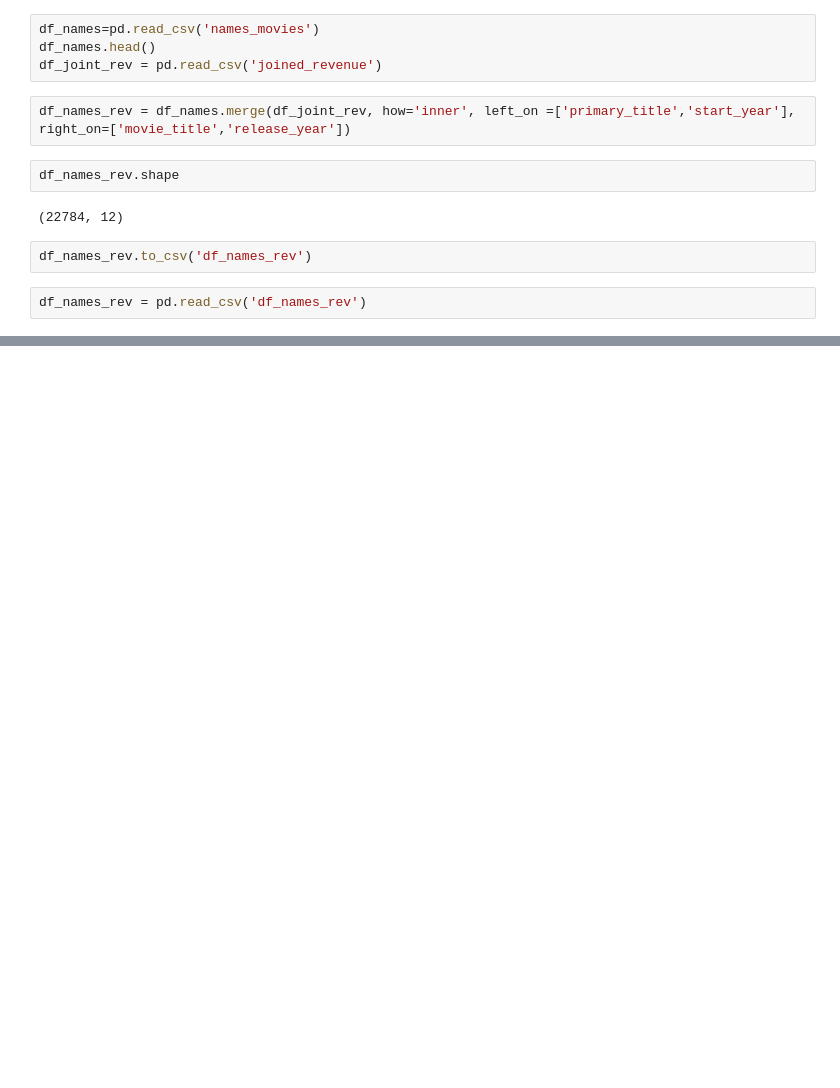
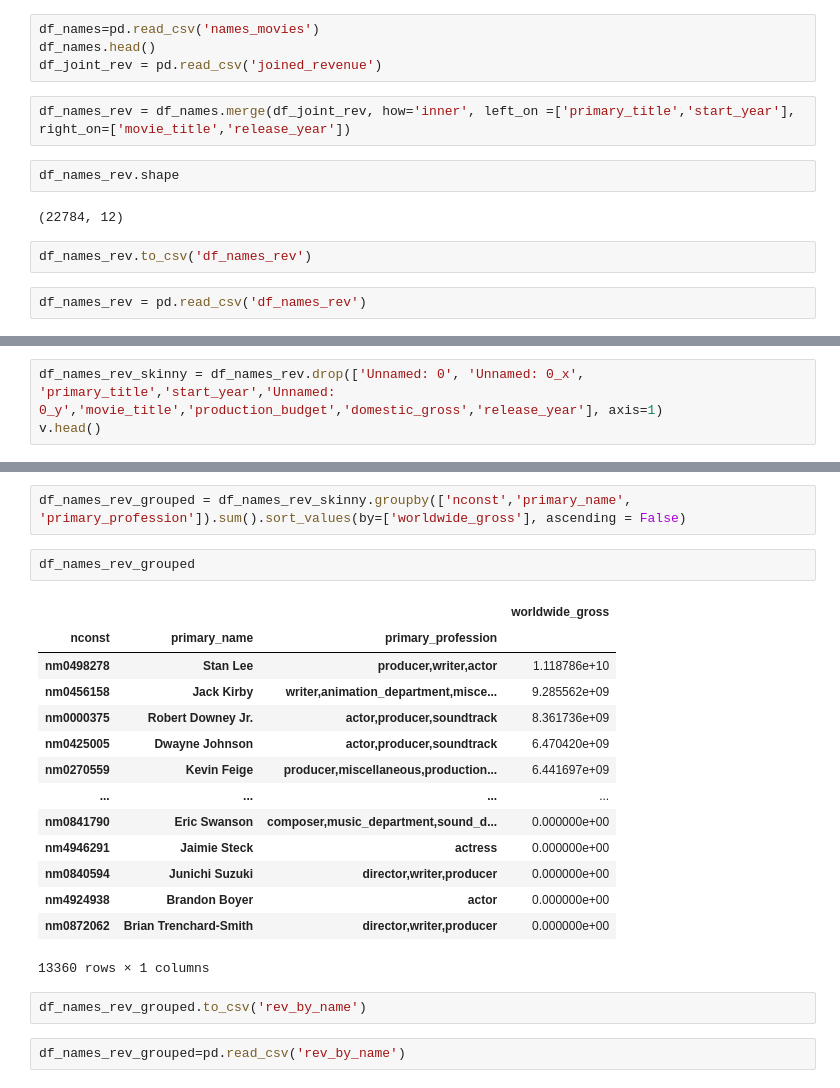
Before and after one commit to polyglottraveler/projectkr, a Jupyter notebook: sql_v0-kca.ipynb, the cells around one changed output, grey strips where cells are left out. Saved outputs shown, nothing was run; the diff lists cells and outputs as text; blank space fills up the shorter version.

Commit message:
adding grouped revenue by person

```diff
--- a/sql_v0-kca.ipynb
+++ b/sql_v0-kca.ipynb
@@ -351,0 +361,3 @@ df_names_rev = pd.read_csv('df_names_rev')
+# %%
+df_names_rev_skinny = df_names_rev.drop(['Unnamed: 0', 'Unnamed: 0_x', 'primary_title','start_year','Unnamed: 0_y','movie_title','production_budget','domestic_gross','release_year'], axis=1)
+v.head()
@@ -351,0 +371,23 @@ df_names_rev = pd.read_csv('df_names_rev')
+# %%
+df_names_rev_grouped = df_names_rev_skinny.groupby(['nconst','primary_name', 'primary_profession']).sum().sort_values(by=['worldwide_gross'], ascending = False)
+# %%
+df_names_rev_grouped
+# %% [output]
+|  |  |  | worldwide_gross |
+| nconst | primary_name | primary_profession |  |
+| nm0498278 | Stan Lee | producer,writer,actor | 1.118786e+10 |
+| nm0456158 | Jack Kirby | writer,animation_department,misce... | 9.285562e+09 |
+| nm0000375 | Robert Downey Jr. | actor,producer,soundtrack | 8.361736e+09 |
+| nm0425005 | Dwayne Johnson | actor,producer,soundtrack | 6.470420e+09 |
+| nm0270559 | Kevin Feige | producer,miscellaneous,production... | 6.441697e+09 |
+| ... | ... | ... | ... |
+| nm0841790 | Eric Swanson | composer,music_department,sound_d... | 0.000000e+00 |
+| nm4946291 | Jaimie Steck | actress | 0.000000e+00 |
+| nm0840594 | Junichi Suzuki | director,writer,producer | 0.000000e+00 |
+| nm4924938 | Brandon Boyer | actor | 0.000000e+00 |
+| nm0872062 | Brian Trenchard-Smith | director,writer,producer | 0.000000e+00 |
+13360 rows × 1 columns
+# %%
+df_names_rev_grouped.to_csv('rev_by_name')
+# %%
+df_names_rev_grouped=pd.read_csv('rev_by_name')
```
Also changed, not shown: parts of 2 cells of this notebook.
